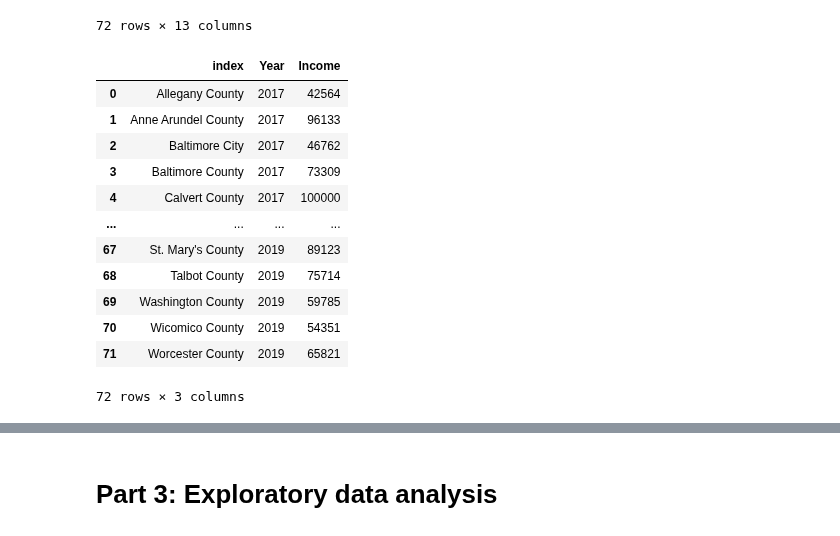
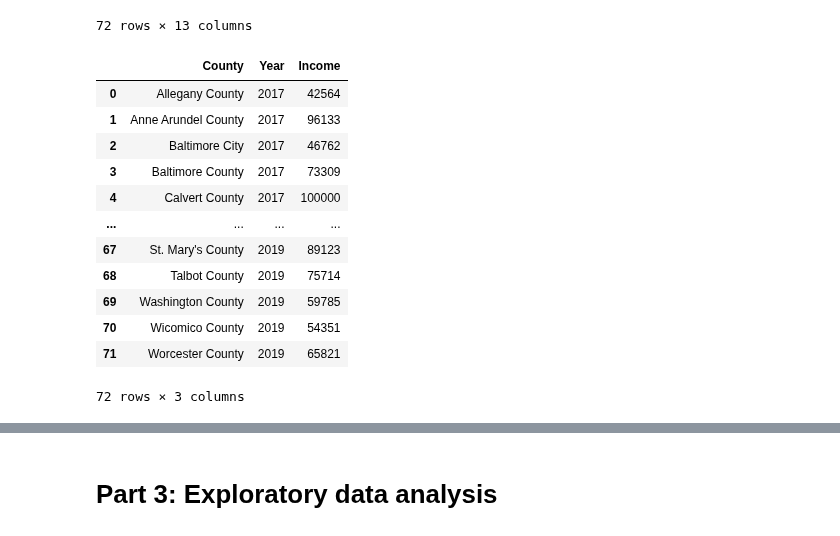
Before and after one commit to lgmueller/lgmueller.github.io, a Jupyter notebook: final-project/final-project.ipynb, the cells around one changed output, grey strips where cells are left out. Saved outputs shown, nothing was run; the diff lists cells and outputs as text; code cells hidden in the pictures.

```diff
--- a/final-project/final-project.ipynb
+++ b/final-project/final-project.ipynb
@@ -158,34 +189,35 @@ income_17 = income_17.T
 income_17 = income_17.iloc[1:, :]
 # rename column to income
 income_17.rename(columns = {14:'Income'}, inplace = True)
 # add year column
 income_17 = income_17.assign(Year='2017')[['Year'] + income_17.columns.tolist()]
 
 # transpose data frame so county names are rows (similar to violent crime data frame)
 income_18 = income_18.T
 # delete year column
 income_18 = income_18.iloc[1:, :]
 # rename column to income
 income_18.rename(columns = {16:'Income'}, inplace = True)
 # add year column
 income_18 = income_18.assign(Year='2018')[['Year'] + income_18.columns.tolist()]
 
 # transpose data frame so county names are rows (similar to violent crime data frame)
 income_19 = income_19.T
 # delete year column
 income_19 = income_19.iloc[1:, :]
 # rename column to income
 income_19.rename(columns = {18:'Income'}, inplace = True)
 # add year column
 income_19 = income_19.assign(Year='2019')[['Year'] + income_19.columns.tolist()]
 
 # merge all three dataframes
 income_df = pd.concat([income_17, income_18, income_19])
 income_df.reset_index(inplace=True)
+income_df.rename(columns = {'index':'County'}, inplace = True)
 
 income_df
 # %% [output]
-|  | index | Year | Income |
+|  | County | Year | Income |
 | 0 | Allegany County | 2017 | 42564 |
 | 1 | Anne Arundel County | 2017 | 96133 |
 | 2 | Baltimore City | 2017 | 46762 |
```
Also changed, not shown: parts of 7 cells of this notebook.
